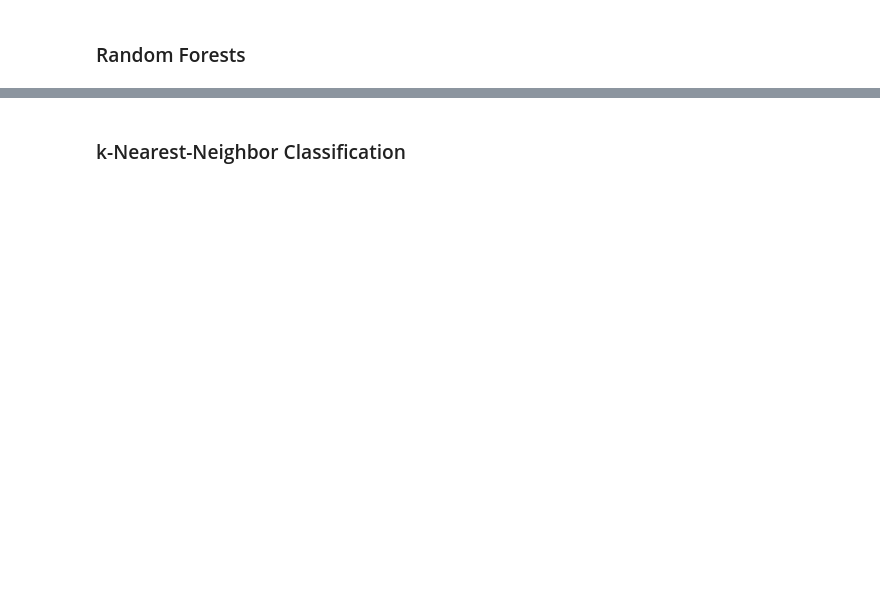
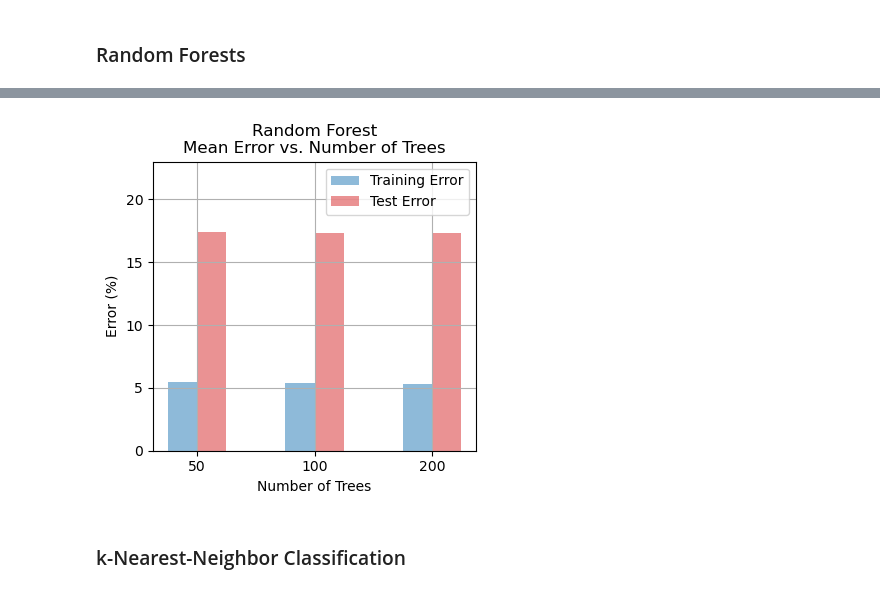
Before and after one commit to henrikdchristensen/DIKU-MLA-A5-Classification-and-DifferentiableProgramming, a Jupyter notebook: notebook.ipynb, the cells around one changed output, grey strips where cells are left out. Cells and saved outputs as stored; diff of their text form; code cells hidden in the pictures; blank space fills up the shorter version.

```diff
--- a/notebook.ipynb
+++ b/notebook.ipynb
@@ -182,3 +211,36 @@ plt.show()
+# %%
+# Calculate the mean errors for each n_estimators value
+unique_n_estimators = rf_param['n_estimators']
+rf_mean_train_errors = []
+rf_mean_test_errors = []
+
+for n in unique_n_estimators:
+    indices = [i for i, est in enumerate(rf_grid_search.cv_results_['param_n_estimators']) if est == n]
+    rf_mean_train_errors.append(np.mean([100 - 100*rf_grid_search.cv_results_['mean_train_score'][i] for i in indices]))
+    rf_mean_test_errors.append(np.mean([100 - 100*rf_grid_search.cv_results_['mean_test_score'][i] for i in indices]))
+
+# Bar chart settings
+index = np.arange(len(unique_n_estimators))
+bar_width = 0.25
+
+plt.figure(figsize=(4, 4))
+plt.bar(index, rf_mean_train_errors, bar_width, label='Training Error', color='tab:blue', alpha=0.5)
+plt.bar(index + bar_width, rf_mean_test_errors, bar_width, label='Test Error', color='tab:red', alpha=0.5)
+
+# Set the x-tick positions and labels
+tick_positions = index + bar_width/2
+plt.xticks(tick_positions, unique_n_estimators)
+
+plt.xlabel('Number of Trees')
+plt.ylabel('Error (%)')
+plt.ylim(0, 23)
+plt.title('Random Forest\nMean Error vs. Number of Trees')
+plt.legend()
+plt.grid(True, which='both')
+plt.tight_layout()
+plt.show()
+# %% [output]
+[figure, added]
 # %% [markdown]
 ### k-Nearest-Neighbor Classification
 # %%
```
Also changed, not shown: parts of 9 cells of this notebook, 2 other files.
